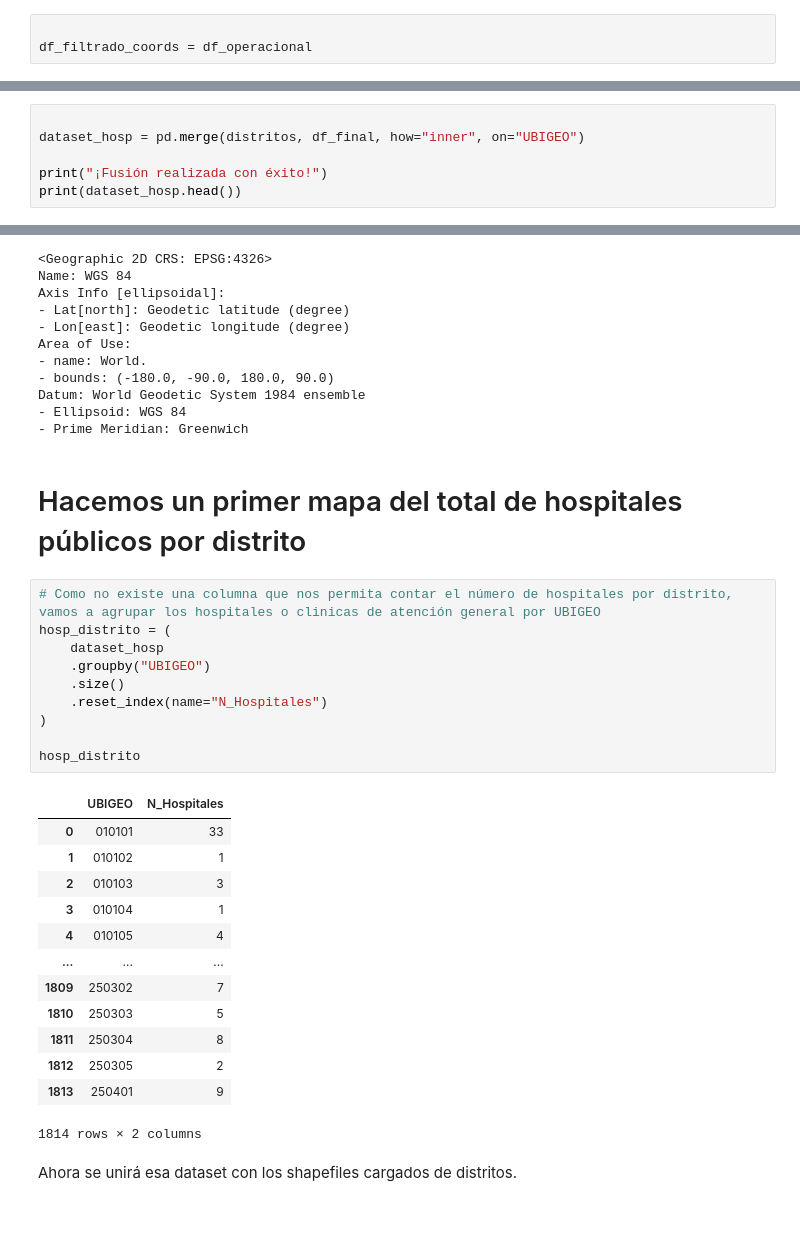
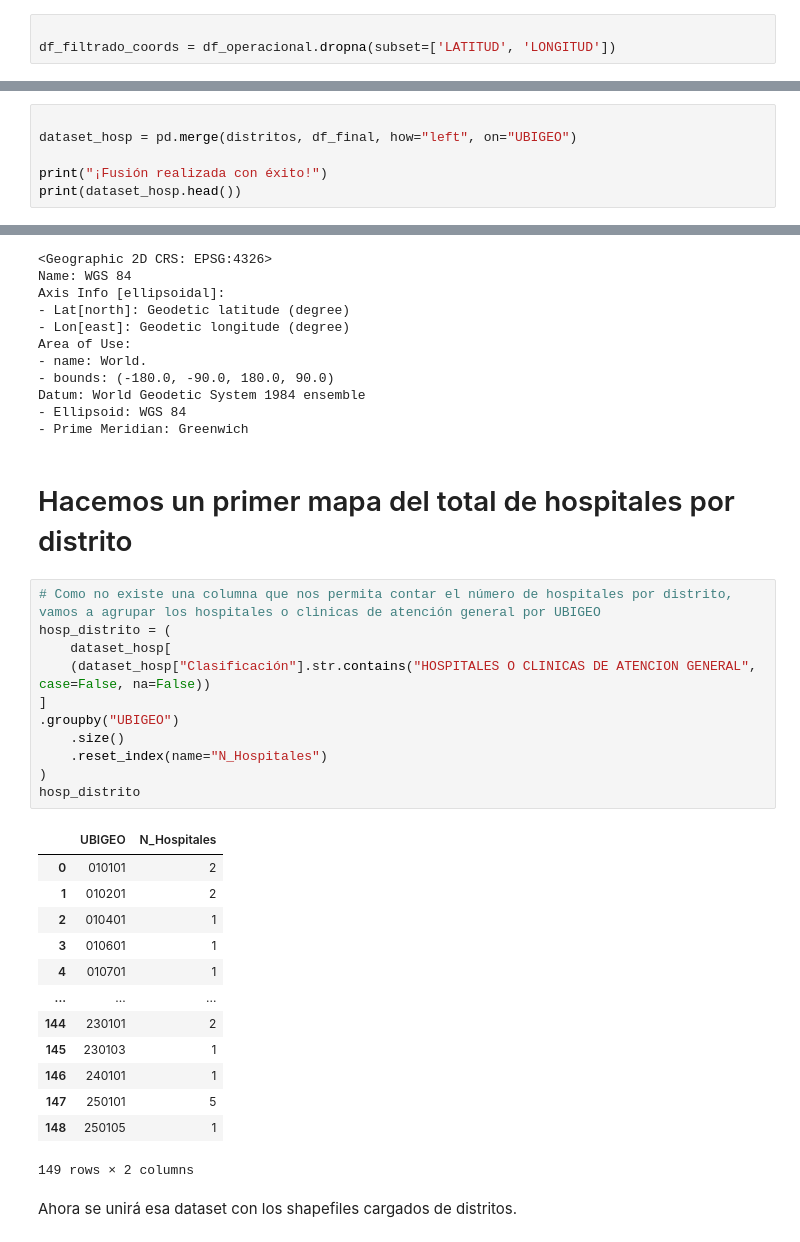
Before and after one commit to anelvasquez/Hospitals-Access-Peru, a Jupyter notebook: code/script_geo.ipynb, the cells around one changed output, grey strips where cells are left out. Cells and saved outputs as stored; diff of their text form.

```diff
--- a/code/script_geo.ipynb
+++ b/code/script_geo.ipynb
@@ -50,7 +50,7 @@ df_operacional['LONGITUD'] = pd.to_numeric(df_operacional['LONGITUD'], errors='c
 Eliminar filas donde LATITUD o LONGITUD son NaN después de la conversión
 # %%
 
-df_filtrado_coords = df_operacional
+df_filtrado_coords = df_operacional.dropna(subset=['LATITUD', 'LONGITUD'])
 # %% [markdown]
 3. Seleccionar las columnas clave solicitadas
 # %%
@@ -256,7 +256,7 @@ See the caveats in the documentation: https://pandas.pydata.org/pandas-docs/stab
 # Ahora, ejecuta la fusión nuevamente
 # %%
 
-dataset_hosp = pd.merge(distritos, df_final, how="inner", on="UBIGEO")
+dataset_hosp = pd.merge(distritos, df_final, how="left", on="UBIGEO")
 
 print("¡Fusión realizada con éxito!")
 print(dataset_hosp.head())
@@ -332,31 +332,32 @@ Datum: World Geodetic System 1984 ensemble
 - Ellipsoid: WGS 84
 - Prime Meridian: Greenwich
 # %% [markdown]
-# Hacemos un primer mapa del total de hospitales públicos por distrito
+# Hacemos un primer mapa del total de hospitales por distrito
 # %%
 # Como no existe una columna que nos permita contar el número de hospitales por distrito, vamos a agrupar los hospitales o clinicas de atención general por UBIGEO
 hosp_distrito = (
-    dataset_hosp
-    .groupby("UBIGEO")
+    dataset_hosp[
+    (dataset_hosp["Clasificación"].str.contains("HOSPITALES O CLINICAS DE ATENCION GENERAL", case=False, na=False))
+]
+.groupby("UBIGEO")
     .size()
     .reset_index(name="N_Hospitales")
 )
-
 hosp_distrito
 # %% [output]
 |  | UBIGEO | N_Hospitales |
-| 0 | 010101 | 33 |
-| 1 | 010102 | 1 |
-| 2 | 010103 | 3 |
-| 3 | 010104 | 1 |
-| 4 | 010105 | 4 |
+| 0 | 010101 | 2 |
+| 1 | 010201 | 2 |
+| 2 | 010401 | 1 |
+| 3 | 010601 | 1 |
+| 4 | 010701 | 1 |
 | ... | ... | ... |
-| 1809 | 250302 | 7 |
-| 1810 | 250303 | 5 |
-| 1811 | 250304 | 8 |
-| 1812 | 250305 | 2 |
-| 1813 | 250401 | 9 |
+| 144 | 230101 | 2 |
+| 145 | 230103 | 1 |
+| 146 | 240101 | 1 |
+| 147 | 250101 | 5 |
+| 148 | 250105 | 1 |
-1814 rows × 2 columns
+149 rows × 2 columns
 # %% [markdown]
 Ahora se unirá esa dataset con los shapefiles cargados de distritos.
 # %%
```
Also changed, not shown: parts of 12 cells of this notebook.
